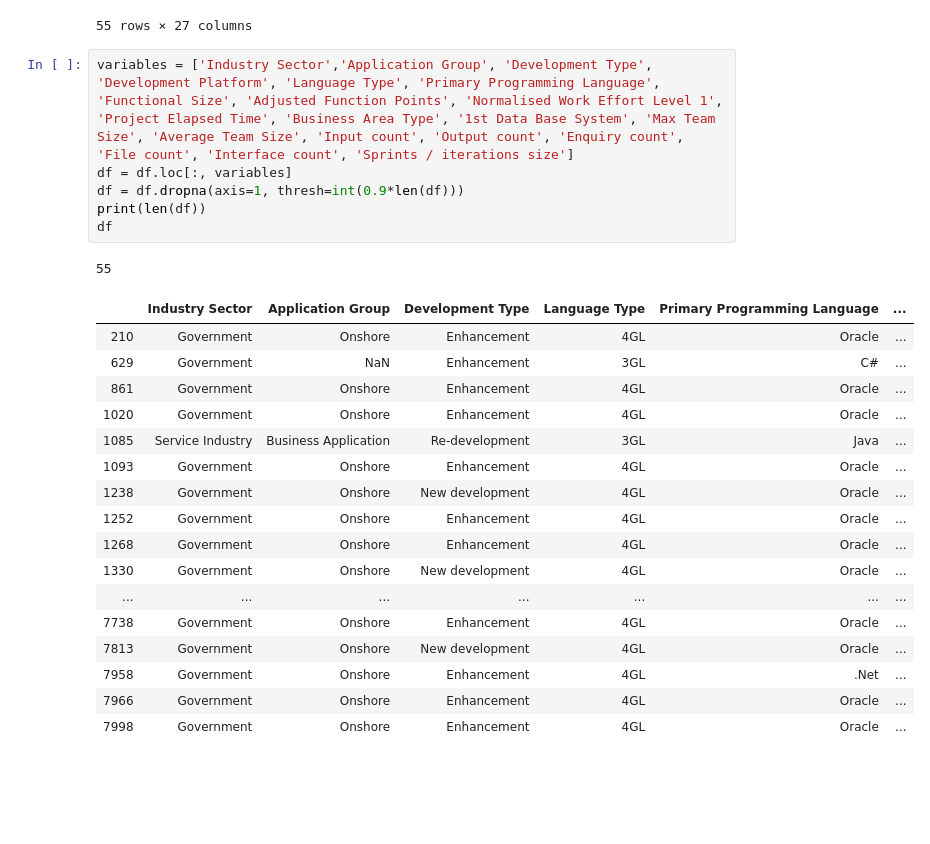
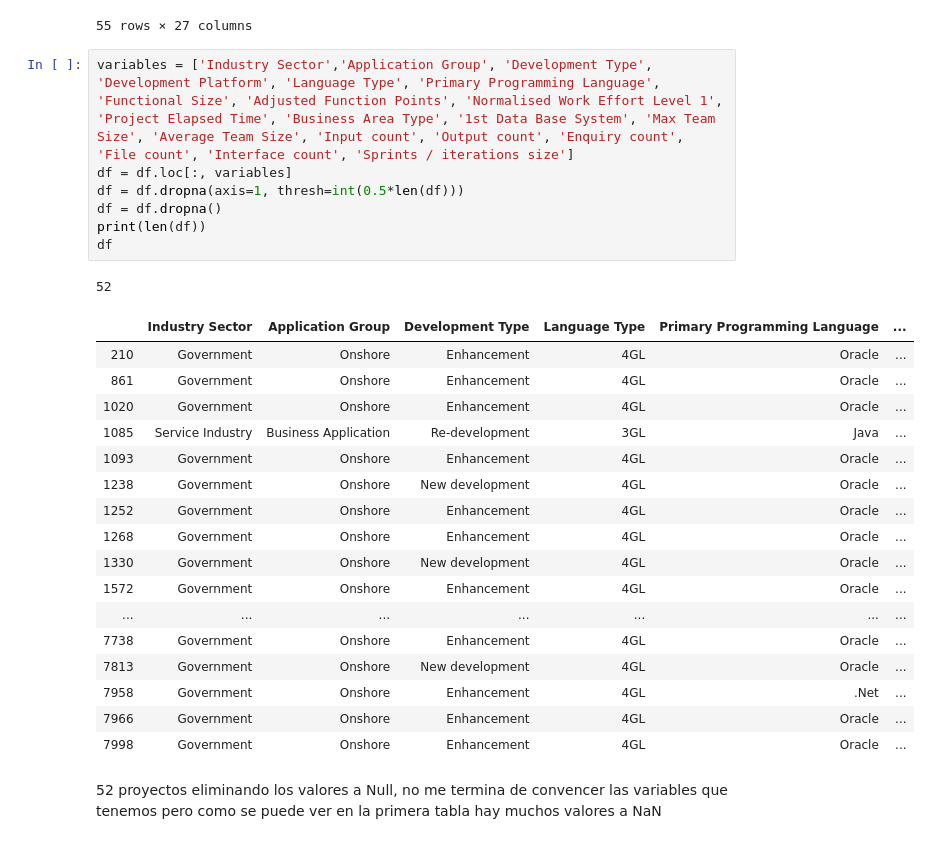
Before and after one commit to ivanajenjo/TFG, a Jupyter notebook: src/import_agile.ipynb, the cells around one changed output. Drawn from its saved outputs; the diff is of its cells as text; blank space fills up the shorter version.

```diff
--- a/src/import_agile.ipynb
+++ b/src/import_agile.ipynb
@@ -30,14 +30,14 @@ df
 # %%
 variables = ['Industry Sector','Application Group', 'Development Type', 'Development Platform', 'Language Type', 'Primary Programming Language', 'Functional Size', 'Adjusted Function Points', 'Normalised Work Effort Level 1', 'Project Elapsed Time', 'Business Area Type', '1st Data Base System', 'Max Team Size', 'Average Team Size', 'Input count', 'Output count', 'Enquiry count', 'File count', 'Interface count', 'Sprints / iterations size']
 df = df.loc[:, variables]
-df = df.dropna(axis=1, thresh=int(0.9*len(df)))
+df = df.dropna(axis=1, thresh=int(0.5*len(df)))
+df = df.dropna()
 print(len(df))
 df
 # %% [output]
-55
+52
 |  | Industry Sector | Application Group | Development Type | Language Type | Primary Programming Language | ... |
 | 210 | Government | Onshore | Enhancement | 4GL | Oracle | ... |
-| 629 | Government | NaN | Enhancement | 3GL | C# | ... |
 | 861 | Government | Onshore | Enhancement | 4GL | Oracle | ... |
 | 1020 | Government | Onshore | Enhancement | 4GL | Oracle | ... |
 | 1085 | Service Industry | Business Application | Re-development | 3GL | Java | ... |
@@ -46,9 +46,12 @@ df
 | 1252 | Government | Onshore | Enhancement | 4GL | Oracle | ... |
 | 1268 | Government | Onshore | Enhancement | 4GL | Oracle | ... |
 | 1330 | Government | Onshore | New development | 4GL | Oracle | ... |
+| 1572 | Government | Onshore | Enhancement | 4GL | Oracle | ... |
 | ... | ... | ... | ... | ... | ... | ... |
 | 7738 | Government | Onshore | Enhancement | 4GL | Oracle | ... |
 | 7813 | Government | Onshore | New development | 4GL | Oracle | ... |
 | 7958 | Government | Onshore | Enhancement | 4GL | .Net | ... |
 | 7966 | Government | Onshore | Enhancement | 4GL | Oracle | ... |
 | 7998 | Government | Onshore | Enhancement | 4GL | Oracle | ... |
+# %% [markdown]
+52 proyectos eliminando los valores a Null, no me termina de convencer las variables que tenemos pero como se puede ver en la primera tabla hay muchos valores a NaN
```
Also changed, not shown: 3 other files.
